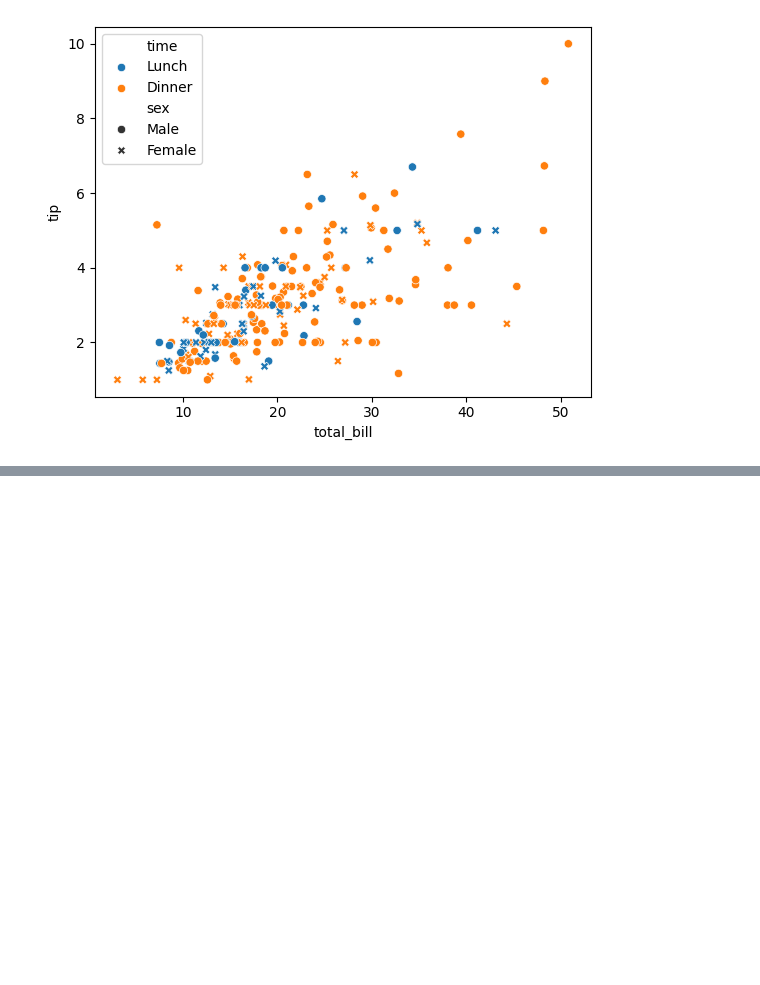
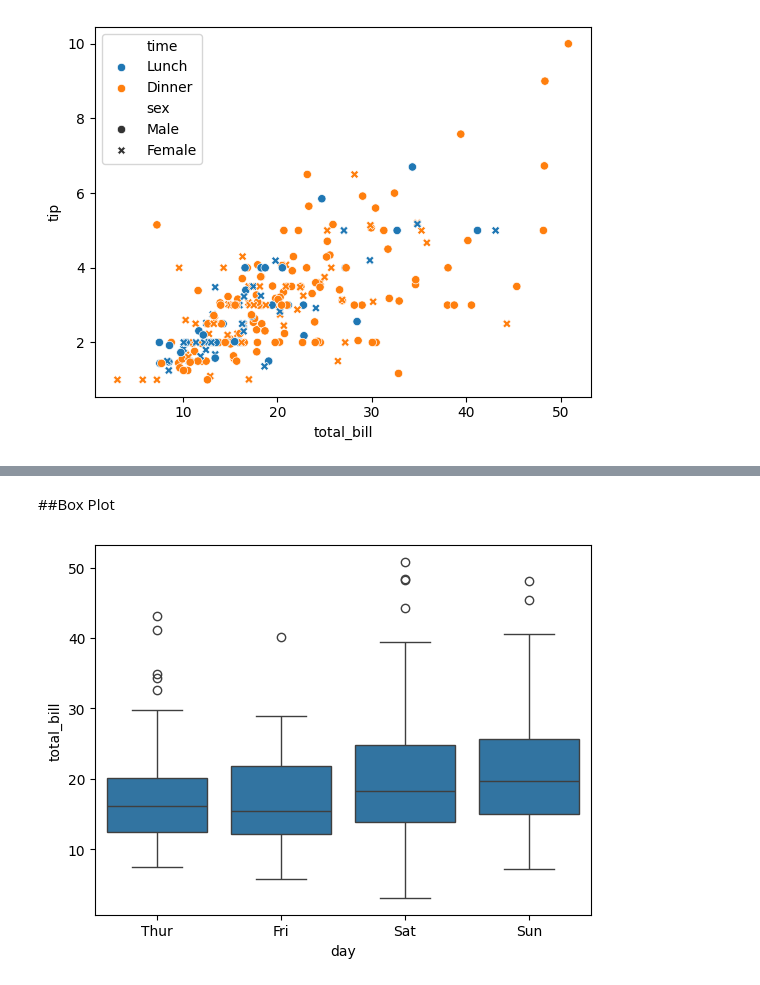
Before and after one commit to ftmshifa777/Seaborn-Visualization, a Jupyter notebook: Seaborn.ipynb, the cells around one changed output, grey strips where cells are left out. Saved outputs shown, nothing was run; the diff lists cells and outputs as text; code cells hidden in the pictures; blank space fills up the shorter version.

```diff
--- a/Seaborn.ipynb
+++ b/Seaborn.ipynb
@@ -82,0 +104,7 @@ plt.show()
+# %% [markdown]
+##Box Plot
+# %%
+sns.boxplot(data=df,x='day',y='total_bill')
+plt.show()
+# %% [output]
+[figure, added]
```
Also changed, not shown: parts of 15 cells of this notebook.
